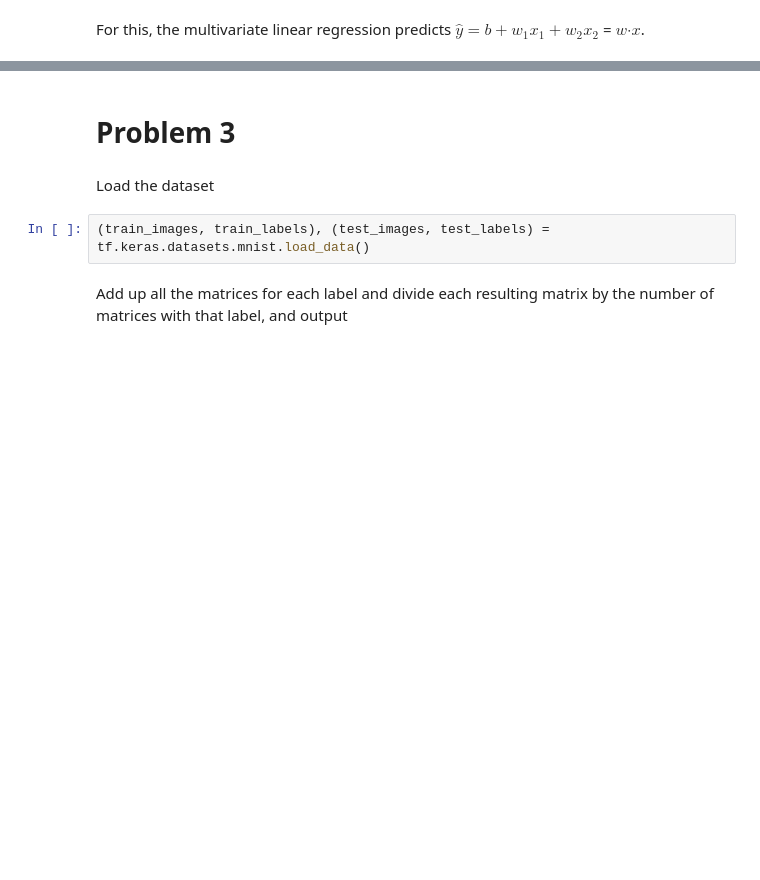
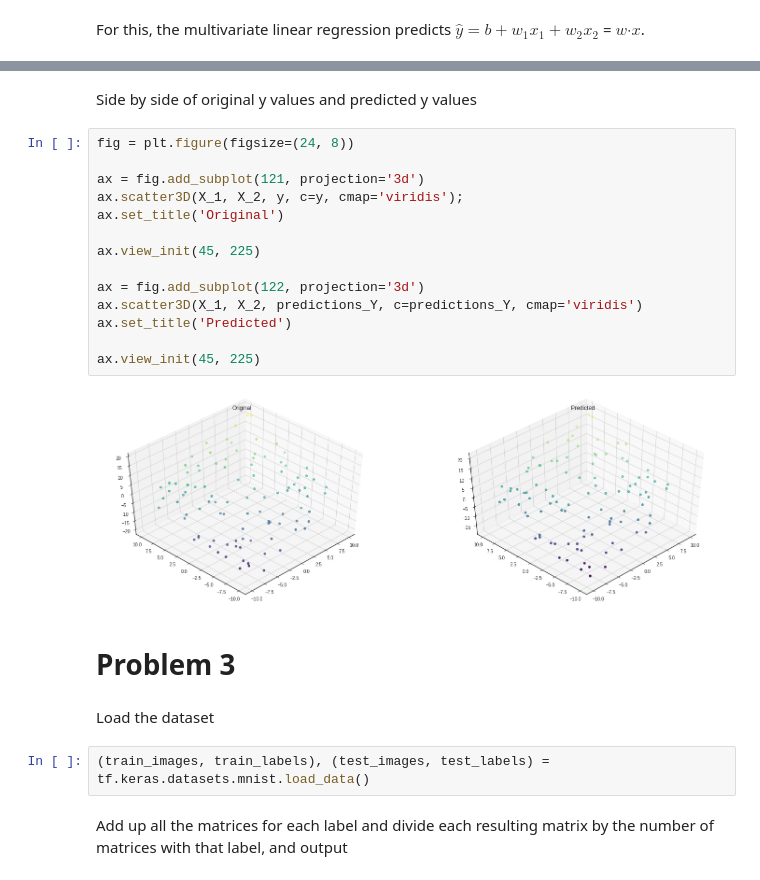
Before and after one commit to cweikucf/cap4630, a Jupyter notebook: HW_2/ConnerWeik_CAP4630_Homework2.ipynb, the cells around one changed output, grey strips where cells are left out. Saved outputs shown, nothing was run; the diff lists cells and outputs as text; blank space fills up the shorter version.

```diff
--- a/HW_2/ConnerWeik_CAP4630_Homework2.ipynb
+++ b/HW_2/ConnerWeik_CAP4630_Homework2.ipynb
@@ -229,3 +264,21 @@ NameError: ignored
+# %% [markdown]
+Side by side of original y values and predicted y values
+# %%
+fig = plt.figure(figsize=(24, 8))
+
+ax = fig.add_subplot(121, projection='3d')
+ax.scatter3D(X_1, X_2, y, c=y, cmap='viridis');
+ax.set_title('Original')
+
+ax.view_init(45, 225)
+
+ax = fig.add_subplot(122, projection='3d')
+ax.scatter3D(X_1, X_2, predictions_Y, c=predictions_Y, cmap='viridis')
+ax.set_title('Predicted')
+
+ax.view_init(45, 225)
+# %% [output]
+[figure, added]
 # %% [markdown]
 # Problem 3
 # %% [markdown]
```
Also changed, not shown: parts of 20 cells of this notebook.
